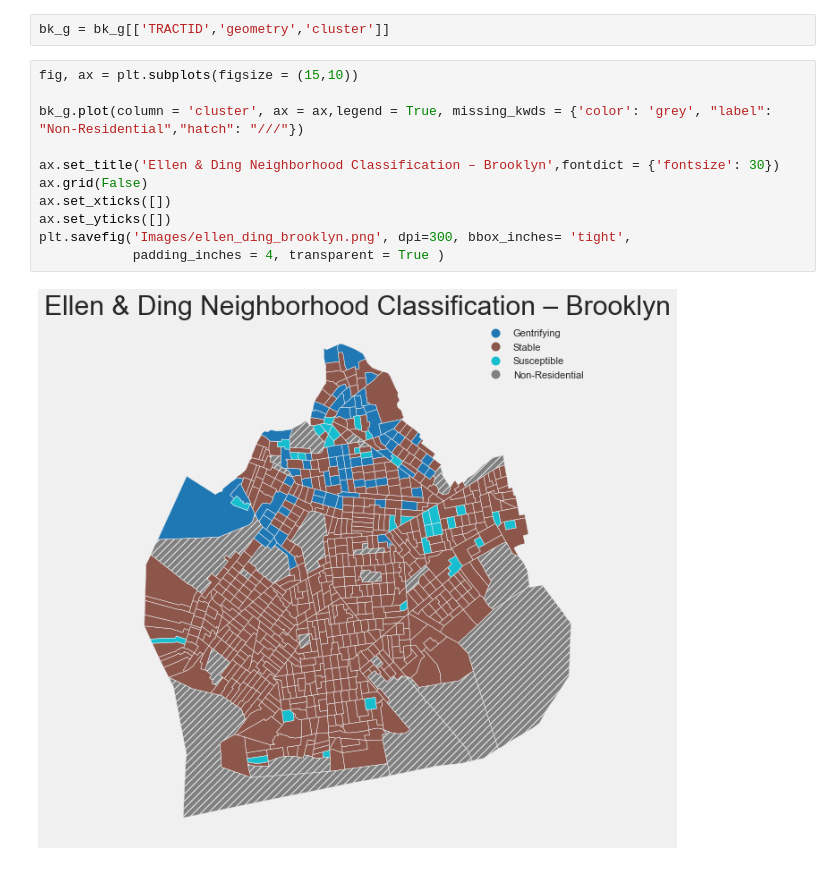
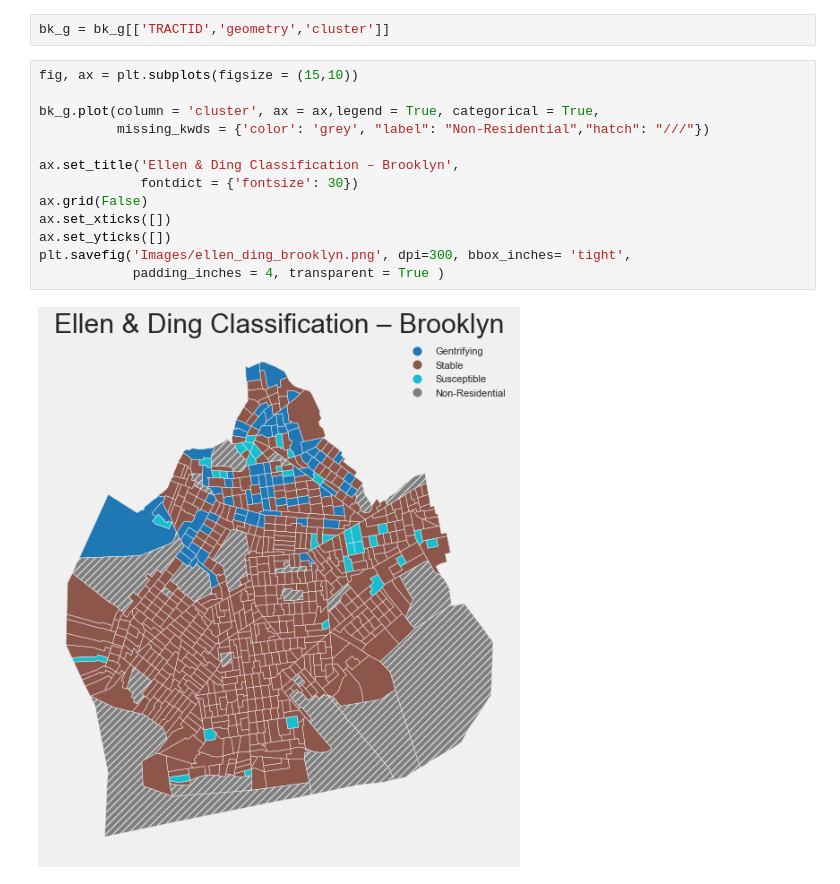
Before and after one commit to ptorres001/cluster_gentrification_new_york, a Jupyter notebook: 04_Evaluation.ipynb, the cells around one changed output. Saved outputs shown, nothing was run; the diff lists cells and outputs as text.

Commit message:
resized images

```diff
--- a/04_Evaluation.ipynb
+++ b/04_Evaluation.ipynb
@@ -142,16 +142,18 @@ bk_g = bk_g[['TRACTID','geometry','cluster']]
 # %%
 fig, ax = plt.subplots(figsize = (15,10))
 
-bk_g.plot(column = 'cluster', ax = ax,legend = True, missing_kwds = {'color': 'grey', "label": "Non-Residential","hatch": "///"})
+bk_g.plot(column = 'cluster', ax = ax,legend = True, categorical = True,
+          missing_kwds = {'color': 'grey', "label": "Non-Residential","hatch": "///"})
 
-ax.set_title('Ellen & Ding Neighborhood Classification – Brooklyn',fontdict = {'fontsize': 30})
+ax.set_title('Ellen & Ding Classification – Brooklyn',
+             fontdict = {'fontsize': 30})
 ax.grid(False)
 ax.set_xticks([])
 ax.set_yticks([])
 plt.savefig('Images/ellen_ding_brooklyn.png', dpi=300, bbox_inches= 'tight',
             padding_inches = 4, transparent = True )
 # %% [output]
-[figure, old version]
+[figure, new version]
 # %%
 fig, ax = plt.subplots(figsize = (15,10))
 
```
Also changed, not shown: parts of 3 cells of this notebook, 10 other files.
